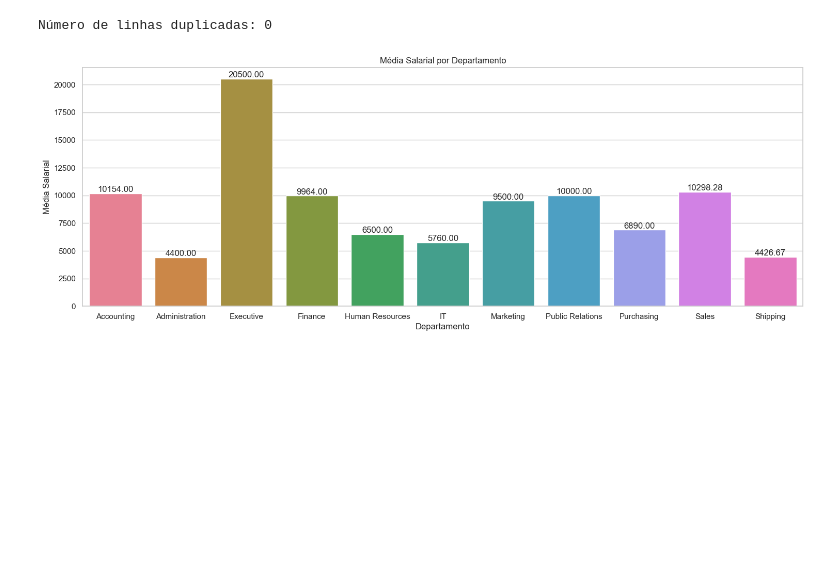
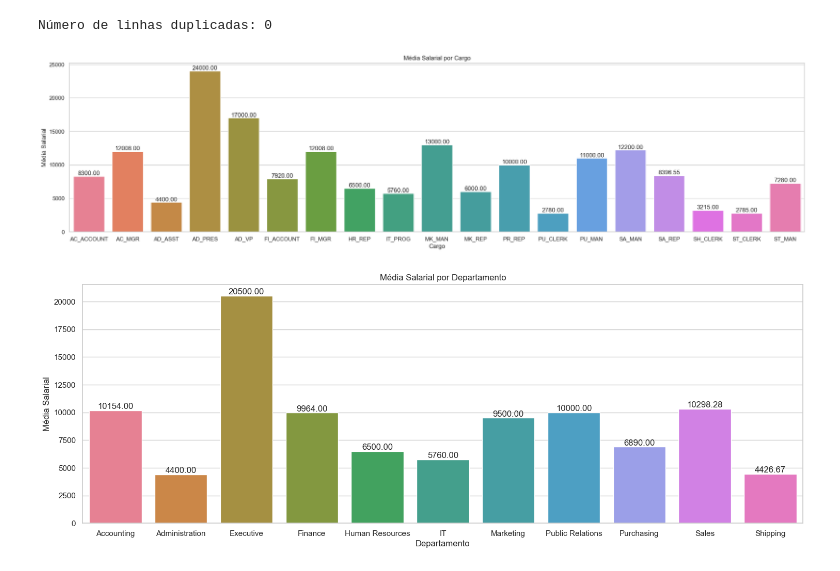
Before and after one commit to Marcos-Bhering/projeto_final_MarcosBhering, a Jupyter notebook: analise.ipynb, the cells around one changed output. Drawn from its saved outputs; the diff is of its cells as text; code cells hidden in the pictures; blank space fills up the shorter version.

```diff
--- a/analise.ipynb
+++ b/analise.ipynb
@@ -52,6 +52,26 @@ print("Número de linhas duplicadas:", df.duplicated().sum())
 Número de linhas duplicadas: 0
 # %%
 sns.set_theme(style="whitegrid") # serve para definir o estilo do gráfico, nesse caso, grid branco (sao as linhas de grade do gráfico)
+# %%
+plt.figure(figsize=(26, 6)) # define o tamanho do gráfico
+ax = sns.barplot(
+    data=df,
+    x='JOB_ID',
+    y='AVG(E.SALARY)',
+    hue='JOB_ID', # ele serve pra diferenciar as barras por cores, nesse caso, cada JOB_ID terá uma cor diferente
+    errorbar=None
+)
+plt.title('Média Salarial por Cargo') # define o título do gráfico
+plt.xlabel('Cargo') # define o nome do eixo x
+plt.ylabel('Média Salarial') # define o nome do eixo y
+
+for container in ax.containers:
+    ax.bar_label(container, fmt='%.2f', label_type='edge')
+
+
+plt.show()
+# %% [output]
+[figure, added]
 # %%
 plt.figure(figsize=(18, 6))
 ax =sns.barplot(
```
Also changed, not shown: parts of 6 cells of this notebook, 1 other file.
